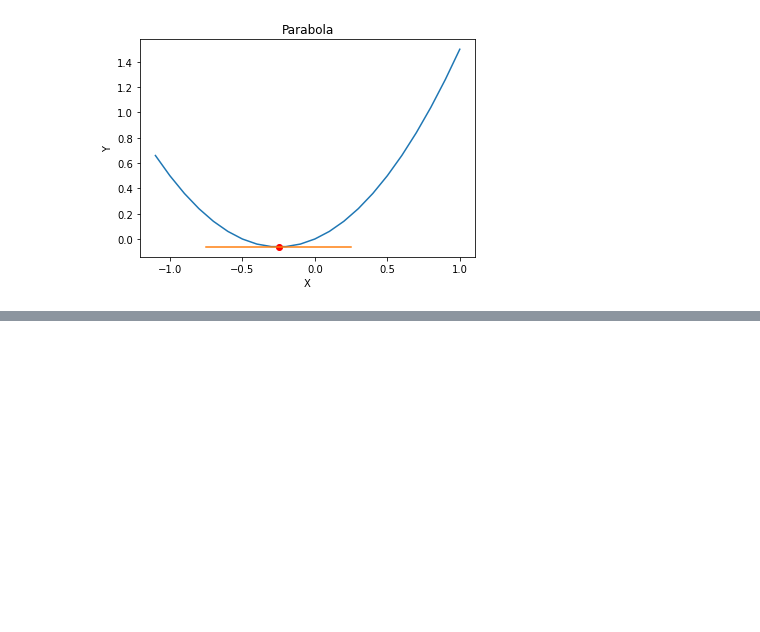
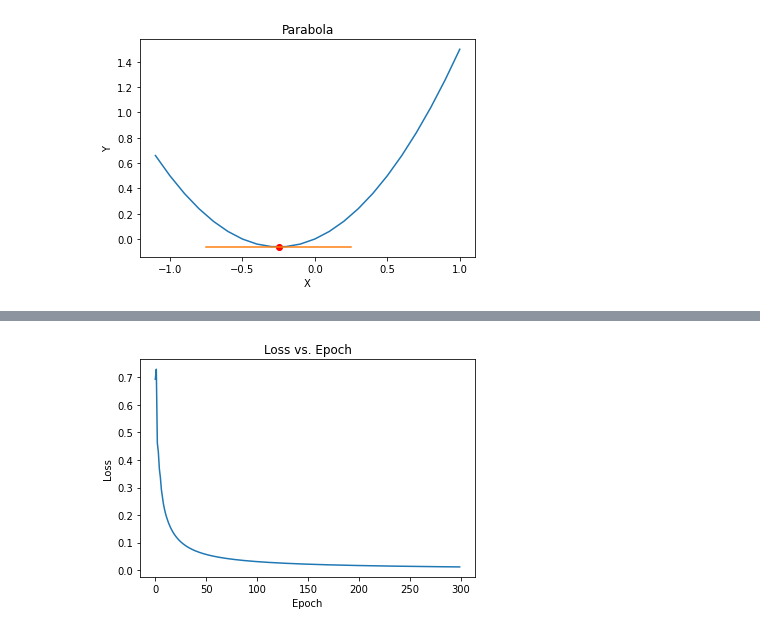
Before and after one commit to bmanek/MachineLearning, a Jupyter notebook: iris_dataset.ipynb, the cells around one changed output, grey strips where cells are left out. Cells and saved outputs as stored; diff of their text form; code cells hidden in the pictures; blank space fills up the shorter version.

```diff
--- a/iris_dataset.ipynb
+++ b/iris_dataset.ipynb
@@ -84,0 +100,11 @@ Text(0.5, 1.0, 'Parabola')
+# %%
+def predict(sample):
+  result  = 0.0
+  for i in range(len(sample)):
+    result = result + weights[i] * sample[i]
+
+  result = result + bias
+  return sigmoid(result)
+# %%
+def loss(y_train, y_predicted):
+  return -(y_train * math.log(y_predicted) + (1.0 - y_train) * math.log(1 - y_predicted))
@@ -84,0 +143,25 @@ Text(0.5, 1.0, 'Parabola')
+# %%
+# Model will "learn" values for the weights and biases
+
+weights = [0.0] * num_features
+bias = 0.0
+
+learning_rate = .2
+
+epochs = 300
+
+x_train_samples = iris.data
+y_train_samples = [1 if y == 0 else 0 for y in iris.target]
+
+loss_array = []
+for epoch in range(epochs):
+  loss_value = train_one_epoch(x_train_samples, y_train_samples)
+  loss_array.append(loss_value)
+
+plot.plot(range(epochs), loss_array)
+plot.ylabel('Loss')
+plot.xlabel('Epoch')
+plot.title('Loss vs. Epoch')
+plot.show()
+# %% [output]
+[figure, added]
```
Also changed, not shown: parts of 5 cells of this notebook.
